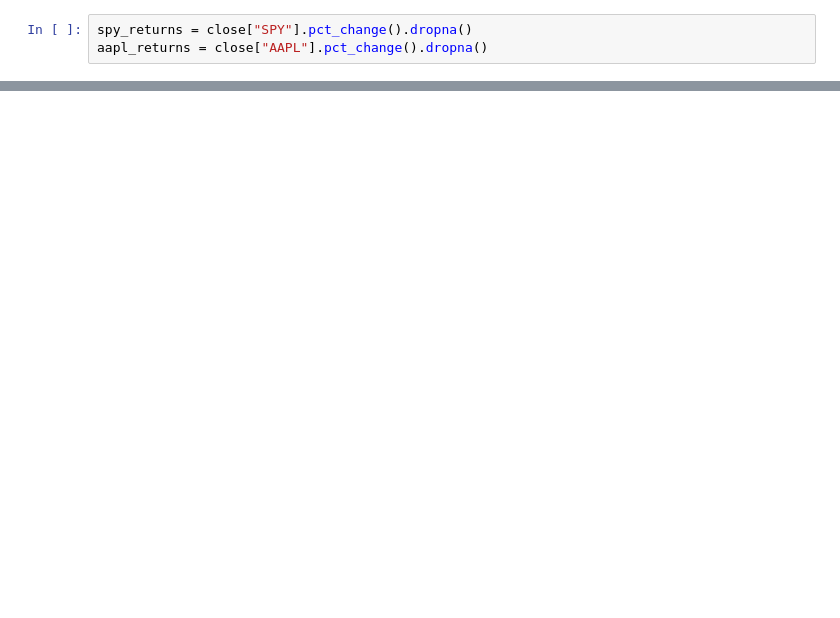
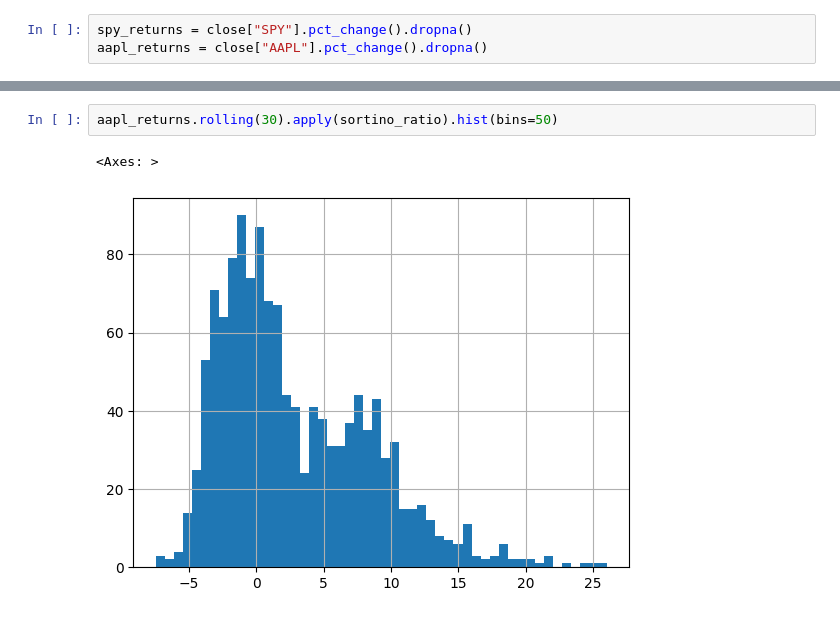
Before and after one commit to santiago-cruzlopez/Quantitative-Trading, a Jupyter notebook: Notebooks/07_Sortino_Ratio.ipynb, the cells around one changed output, grey strips where cells are left out. Drawn from its saved outputs; the diff is of its cells as text; blank space fills up the shorter version.

```diff
--- a/Notebooks/07_Sortino_Ratio.ipynb
+++ b/Notebooks/07_Sortino_Ratio.ipynb
@@ -67,0 +115,5 @@ aapl_returns = close["AAPL"].pct_change().dropna()
+# %%
+aapl_returns.rolling(30).apply(sortino_ratio).hist(bins=50)
+# %% [output]
+<Axes: >
+[figure, added]
```
Also changed, not shown: parts of 6 cells of this notebook.
